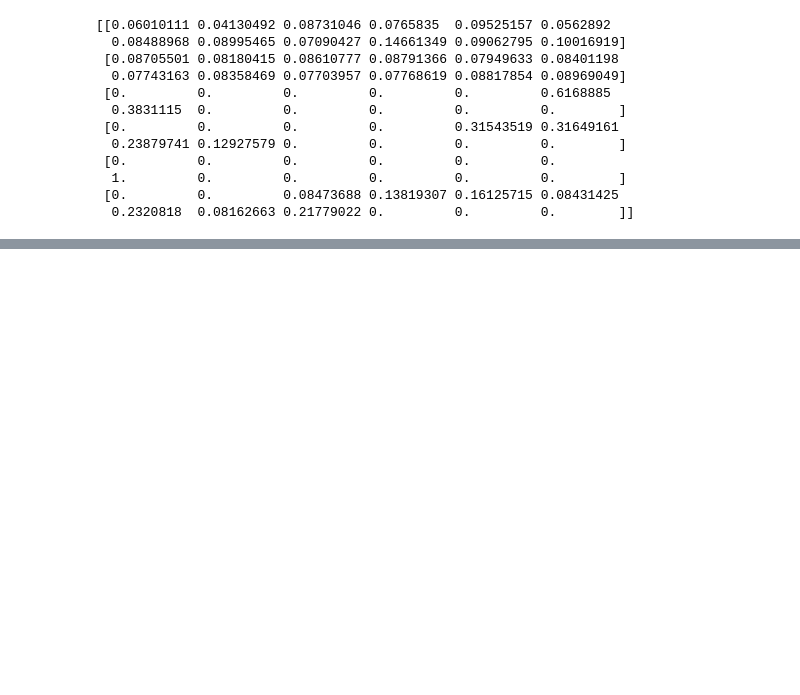
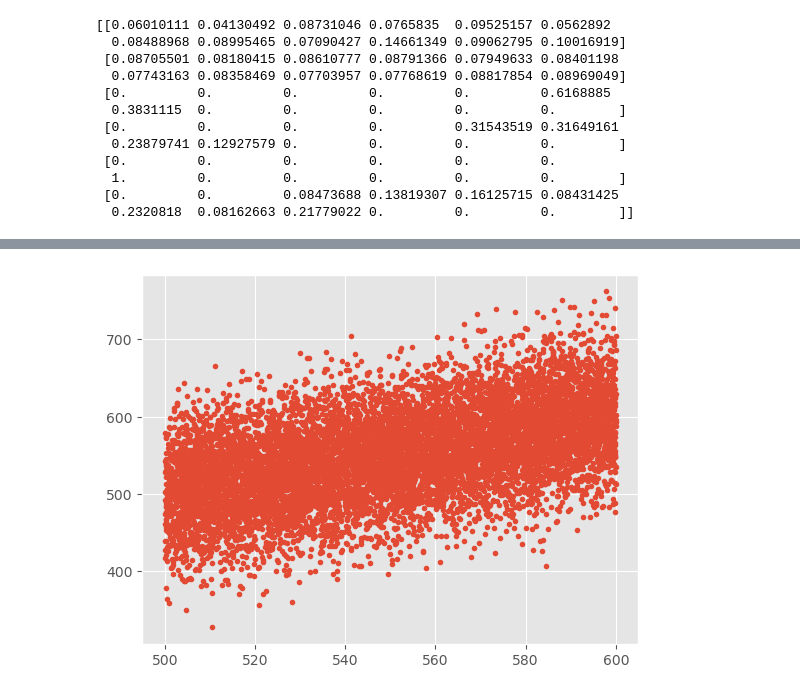
Before and after one commit to B218088-2022/PSB_2023, a Jupyter notebook: ICA1/assignment1.ipynb, the cells around one changed output, grey strips where cells are left out. Saved outputs shown, nothing was run; the diff lists cells and outputs as text; code cells hidden in the pictures; blank space fills up the shorter version.

```diff
--- a/ICA1/assignment1.ipynb
+++ b/ICA1/assignment1.ipynb
@@ -196 +221,7 @@ Question 3.2: Using `np.histogram2d` and `plt.imshow`, plot a two dimensional hi
+# %%
+plt.figure()
+plt.plot(d[0], d[1], '.')
+plt.show()
+# %% [output]
+[figure, added]
 # %% [markdown]
```
Also changed, not shown: parts of 32 cells of this notebook, 2 other files.
